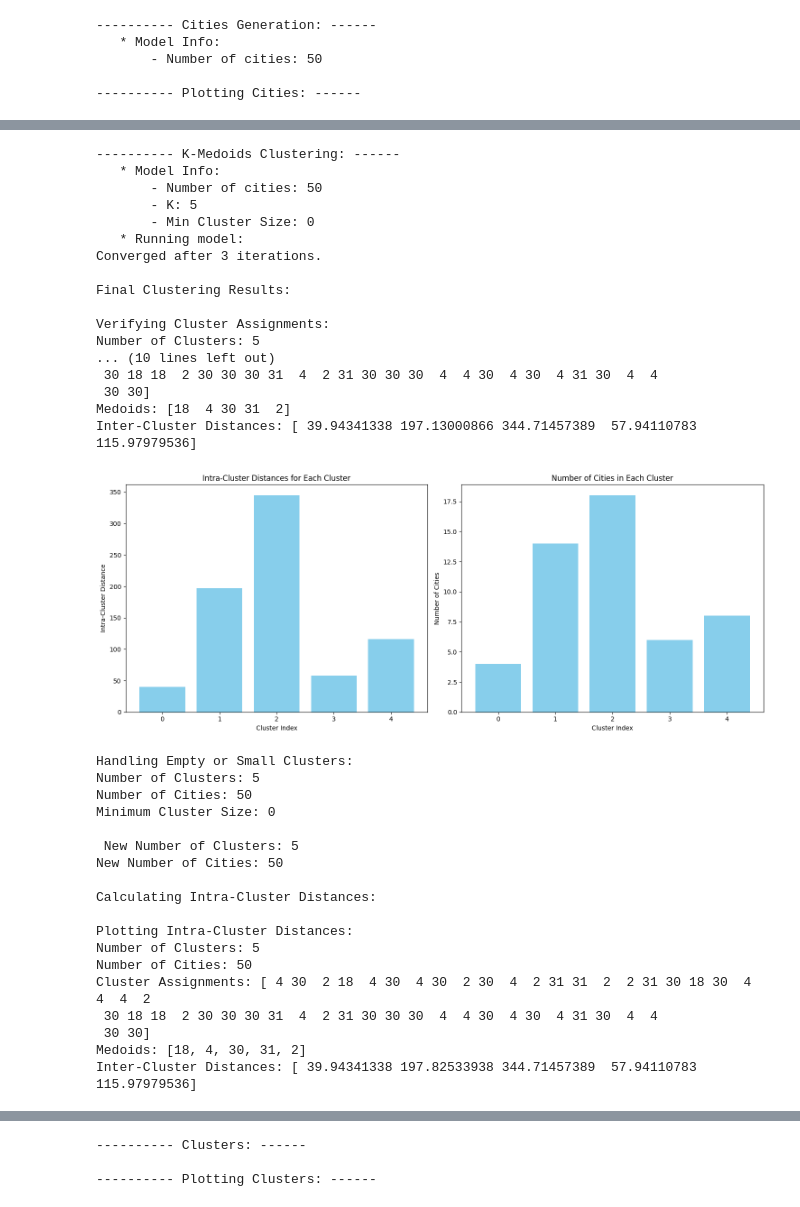
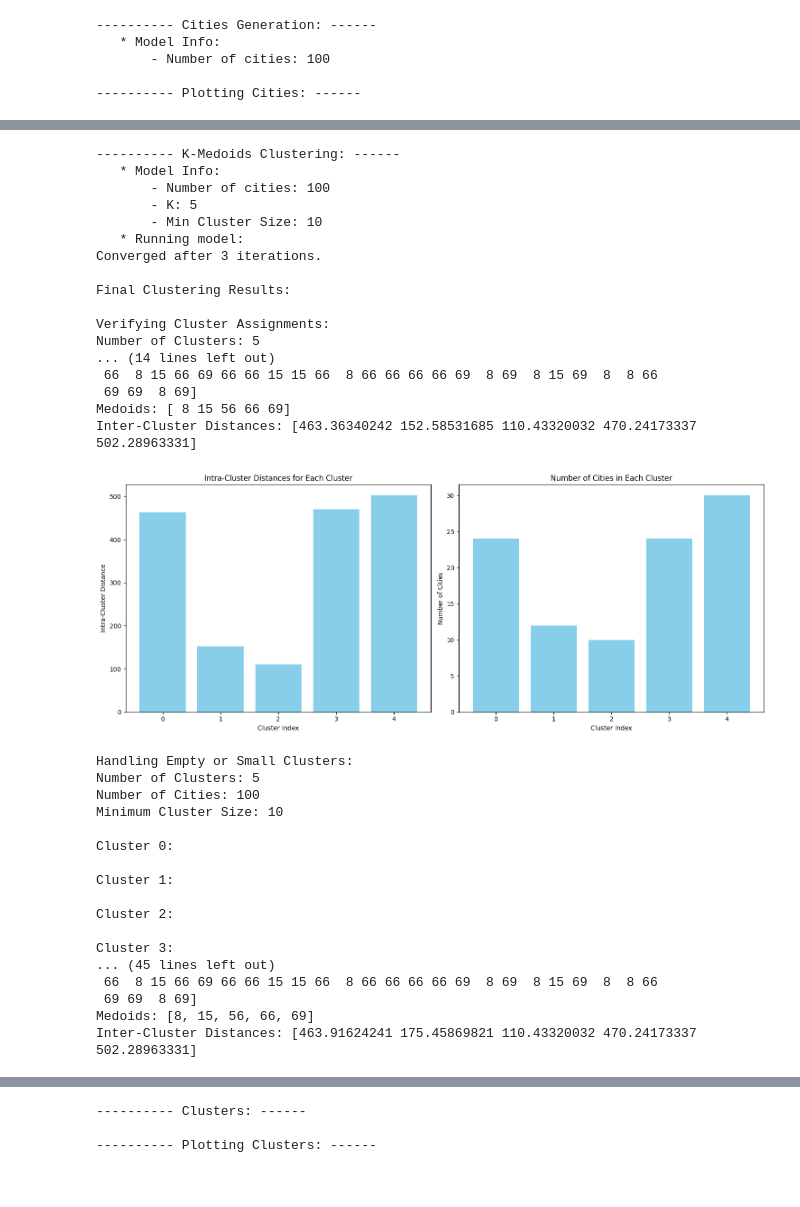
Before and after one commit to piergili0611/KuL_MAI_GeneticAlgorithm_TSP, a Jupyter notebook: GA_Notebook.ipynb, the cells around one changed output, grey strips where cells are left out. Saved outputs shown, nothing was run; the diff lists cells and outputs as text; code cells hidden in the pictures.

Commit message:
Version 9
- Working GA_Level1: genetic algorithm for each cluster

```diff
--- a/GA_Notebook.ipynb
+++ b/GA_Notebook.ipynb
@@ -3,12 +3,13 @@ from r0818807 import r0818807
 # %%
 c = r0818807()
 #c.optimize(filename='tour50.csv')
-filename = 'tour500.csv'
+filename = 'tour100.csv'
 # %%
-c.test_k_means_algorithm(filename=filename)
+#c.test_k_means_algorithm(filename=filename)
+c.run(filename=filename)
 # %% [output]
 ---------- Cities Generation: ------
    * Model Info:
-       - Number of cities: 50
+       - Number of cities: 100
 
 ---------- Plotting Cities: ------
@@ -16,36 +17,35 @@ c.test_k_means_algorithm(filename=filename)
 ---------- K-Medoids Clustering: ------
    * Model Info:
-       - Number of cities: 50
+       - Number of cities: 100
        - K: 5
-       - Min Cluster Size: 0
+       - Min Cluster Size: 10
    * Running model:
 Converged after 3 iterations.
 
 Final Clustering Results:
 
 Verifying Cluster Assignments:
 Number of Clusters: 5
-... (10 lines left out)
- 30 18 18  2 30 30 30 31  4  2 31 30 30 30  4  4 30  4 30  4 31 30  4  4
- 30 30]
-Medoids: [18  4 30 31  2]
-Inter-Cluster Distances: [ 39.94341338 197.13000866 344.71457389  57.94110783 115.97979536]
+... (14 lines left out)
+ 66  8 15 66 69 66 66 15 15 66  8 66 66 66 66 69  8 69  8 15 69  8  8 66
+ 69 69  8 69]
+Medoids: [ 8 15 56 66 69]
+Inter-Cluster Distances: [463.36340242 152.58531685 110.43320032 470.24173337 502.28963331]
-[figure, old version]
+[figure, new version]
 Handling Empty or Small Clusters:
 Number of Clusters: 5
-Number of Cities: 50
-Minimum Cluster Size: 0
+Number of Cities: 100
+Minimum Cluster Size: 10
 
- New Number of Clusters: 5
-New Number of Cities: 50
+Cluster 0:
 
-Calculating Intra-Cluster Distances:
+Cluster 1:
 
-Plotting Intra-Cluster Distances:
-Number of Clusters: 5
-Number of Cities: 50
-Cluster Assignments: [ 4 30  2 18  4 30  4 30  2 30  4  2 31 31  2  2 31 30 18 30  4  4  4  2
- 30 18 18  2 30 30 30 31  4  2 31 30 30 30  4  4 30  4 30  4 31 30  4  4
- 30 30]
-Medoids: [18, 4, 30, 31, 2]
-Inter-Cluster Distances: [ 39.94341338 197.82533938 344.71457389  57.94110783 115.97979536]
+Cluster 2:
+
+Cluster 3:
+... (45 lines left out)
+ 66  8 15 66 69 66 66 15 15 66  8 66 66 66 66 69  8 69  8 15 69  8  8 66
+ 69 69  8 69]
+Medoids: [8, 15, 56, 66, 69]
+Inter-Cluster Distances: [463.91624241 175.45869821 110.43320032 470.24173337 502.28963331]
```
Also changed, not shown: parts of 2 cells of this notebook, 5 other files.
